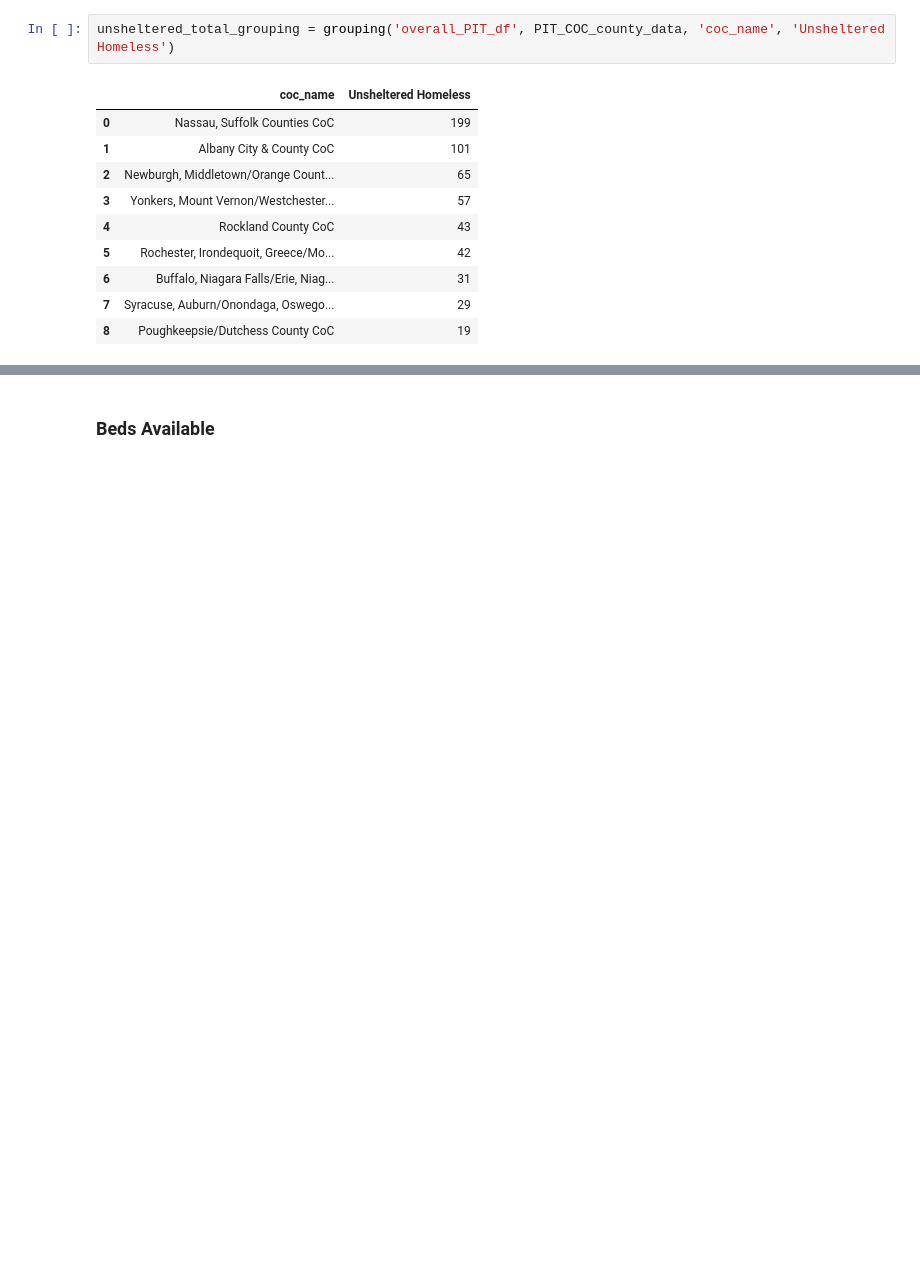
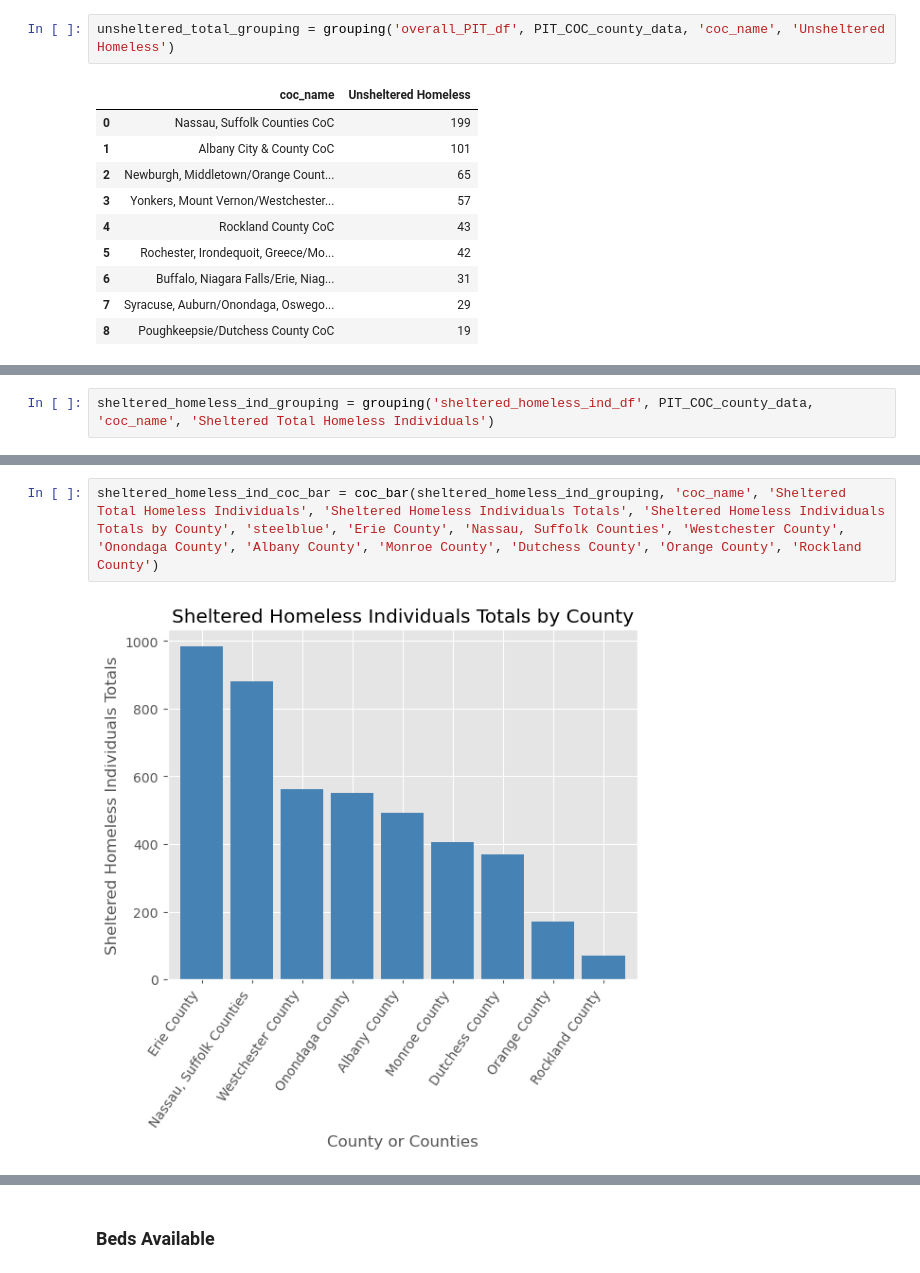
Before and after one commit to LDeYoung17/housing-data-study, a Jupyter notebook: notebooks/EDA_ML.ipynb, the cells around one changed output, grey strips where cells are left out. Saved outputs shown, nothing was run; the diff lists cells and outputs as text; blank space fills up the shorter version.

```diff
--- a/notebooks/EDA_ML.ipynb
+++ b/notebooks/EDA_ML.ipynb
@@ -1020,0 +1044,2 @@ unsheltered_total_coc_bar = coc_bar(unsheltered_total_grouping, 'coc_name', 'Uns
+# %%
+sheltered_homeless_ind_grouping = grouping('sheltered_homeless_ind_df', PIT_COC_county_data, 'coc_name', 'Sheltered Total Homeless Individuals')
@@ -1020,0 +1057,4 @@ unsheltered_total_coc_bar = coc_bar(unsheltered_total_grouping, 'coc_name', 'Uns
+# %%
+sheltered_homeless_ind_coc_bar = coc_bar(sheltered_homeless_ind_grouping, 'coc_name', 'Sheltered Total Homeless Individuals', 'Sheltered Homeless Individuals Totals', 'Sheltered Homeless Individuals Totals by County', 'steelblue', 'Erie County', 'Nassau, Suffolk Counties', 'Westchester County', 'Onondaga County', 'Albany County', 'Monroe County', 'Dutchess County', 'Orange County', 'Rockland County')
+# %% [output]
+[figure, added]
```
Also changed, not shown: parts of 35 cells of this notebook.
